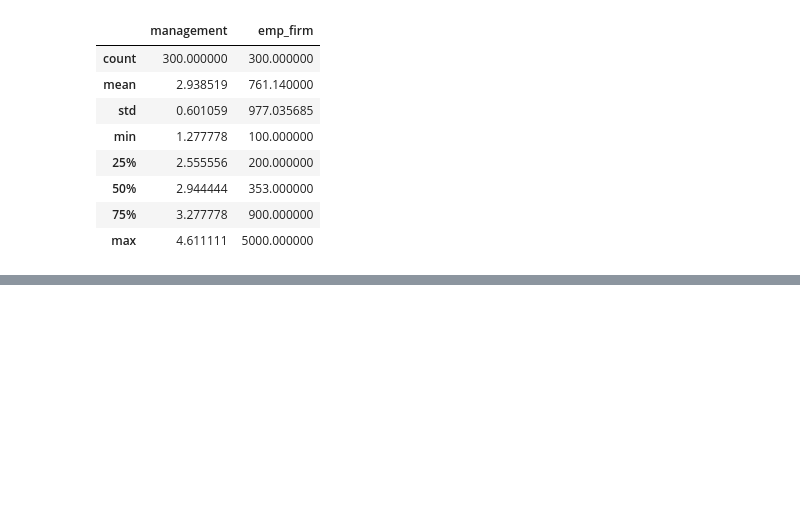
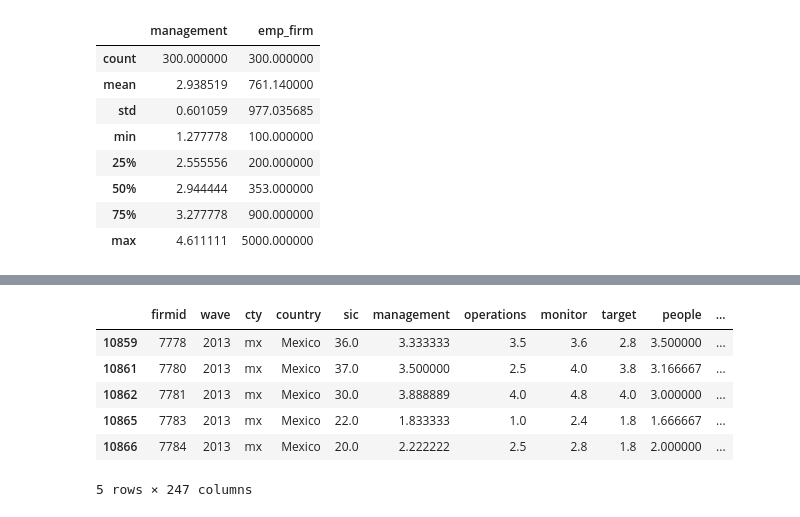
Before and after one commit to felipesebben/bk_data_analysis_studies, a Jupyter notebook: da_case_studies/ch04-management_firm_size/ch04-wms_management_size.ipynb, the cells around one changed output, grey strips where cells are left out. Drawn from its saved outputs; the diff is of its cells as text; code cells hidden in the pictures; blank space fills up the shorter version.

```diff
--- a/da_case_studies/ch04-management_firm_size/ch04-wms_management_size.ipynb
+++ b/da_case_studies/ch04-management_firm_size/ch04-wms_management_size.ipynb
@@ -113,0 +191,14 @@ ggplot(df, aes(x="management")) + geom_histogram(
+# %%
+df["emp3bins"] = np.where(df["emp_firm"] < 200, 1, pd.np.nan)
+df["emp3bins"] = np.where((df["emp_firm"] >= 200) & (df["emp_firm"] < 1000), 2, df["emp3bins"])
+df["emp3bins"] = np.where(df["emp_firm"] >= 1000, 3, df["emp3bins"])
+# %%
+df.head()
+# %% [output]
+|  | firmid | wave | cty | country | sic | management | operations | monitor | target | people | ... |
+| 10859 | 7778 | 2013 | mx | Mexico | 36.0 | 3.333333 | 3.5 | 3.6 | 2.8 | 3.500000 | ... |
+| 10861 | 7780 | 2013 | mx | Mexico | 37.0 | 3.500000 | 2.5 | 4.0 | 3.8 | 3.166667 | ... |
+| 10862 | 7781 | 2013 | mx | Mexico | 30.0 | 3.888889 | 4.0 | 4.8 | 4.0 | 3.000000 | ... |
+| 10865 | 7783 | 2013 | mx | Mexico | 22.0 | 1.833333 | 1.0 | 2.4 | 1.8 | 1.666667 | ... |
+| 10866 | 7784 | 2013 | mx | Mexico | 20.0 | 2.222222 | 2.5 | 2.8 | 1.8 | 2.000000 | ... |
+5 rows × 247 columns
```
Also changed, not shown: parts of 10 cells of this notebook.
